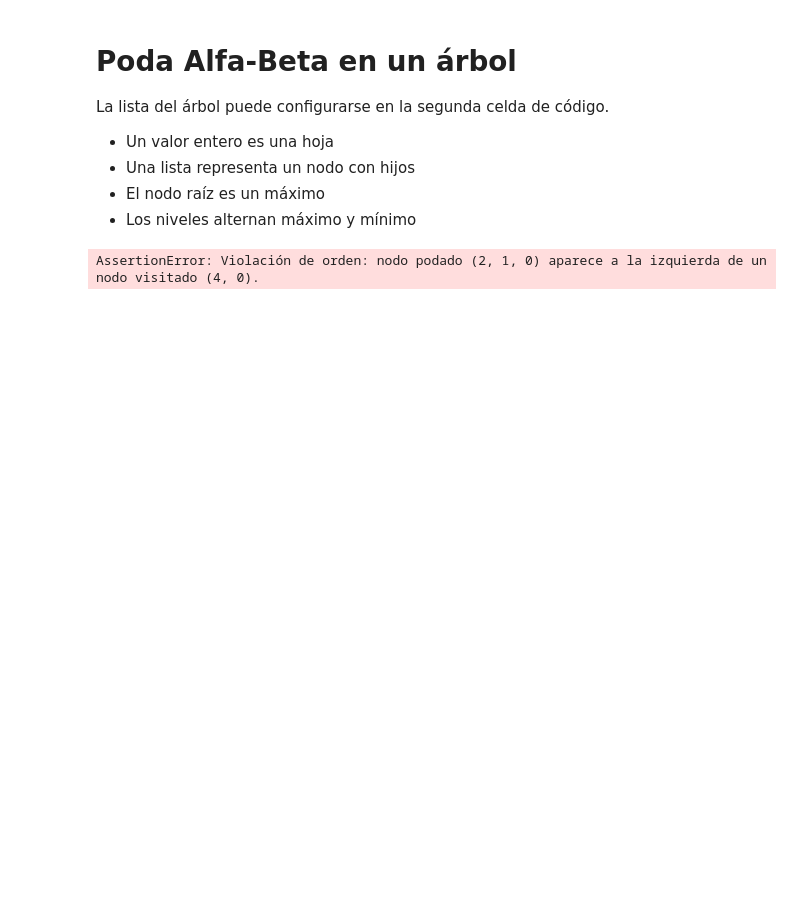
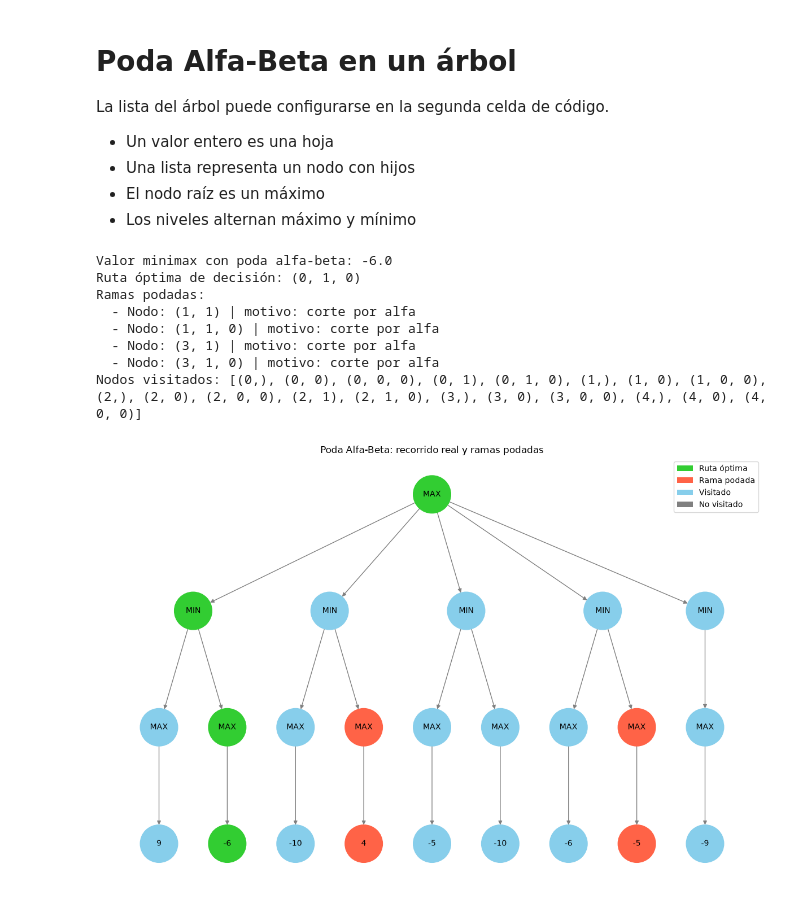
Before and after one commit to mfromero28/Taller-2_Poda_alfa_beta, a Jupyter notebook: taller2.ipynb, the cells around one changed output. Saved outputs shown, nothing was run; the diff lists cells and outputs as text; code cells hidden in the pictures; blank space fills up the shorter version.

```diff
--- a/taller2.ipynb
+++ b/taller2.ipynb
@@ -43,7 +43,7 @@ def generate_random_list_tree(levels, leaf_nodes, min_value=-10, max_value=10, s
 #tree = [[5, 2, -5], [-6, -4], [6, -3, 1]]
 
 #TREE_SEED = None
-tree = generate_random_list_tree(levels=4, leaf_nodes=8, min_value=-10, max_value=10, seed=None)
+tree = generate_random_list_tree(levels=3, leaf_nodes=9, min_value=-10, max_value=10, seed=None)
 # %%
 def is_leaf(node):
     return isinstance(node, (int, float))
@@ -296,33 +296,39 @@ def mostrar_resultado(tree):
 
     fig, ax = plt.subplots(figsize=(12, 8))
     labels = {node: G.nodes[node]['display_label'] for node in G.nodes()}
     nx.draw(
         G,
         pos,
         with_labels=True,
         labels=labels,
         node_color=colors,
         node_size=2300,
         edge_color='gray',
         font_size=10,
         ax=ax,
     )
 
     legend_handles = [
         Patch(facecolor='limegreen', label='Ruta óptima'),
         Patch(facecolor='tomato', label='Rama podada'),
         Patch(facecolor='skyblue', label='Visitado'),
         Patch(facecolor='gray', label='No visitado'),
     ]
     ax.legend(handles=legend_handles, loc='upper right')
     ax.set_title('Poda Alfa-Beta: recorrido real y ramas podadas')
     plt.tight_layout()
     plt.show()
 
     return valor, ruta_optima, ramas_podadas
 
-
-validate_alpha_beta(tree)
 valor, ruta, podadas = mostrar_resultado(tree)
 # %% [output]
-AssertionError: Violación de orden: nodo podado (2, 1, 0) aparece a la izquierda de un nodo visitado (4, 0).
+Valor minimax con poda alfa-beta: -6.0
+Ruta óptima de decisión: (0, 1, 0)
+Ramas podadas:
+  - Nodo: (1, 1) | motivo: corte por alfa
+  - Nodo: (1, 1, 0) | motivo: corte por alfa
+  - Nodo: (3, 1) | motivo: corte por alfa
+  - Nodo: (3, 1, 0) | motivo: corte por alfa
+Nodos visitados: [(0,), (0, 0), (0, 0, 0), (0, 1), (0, 1, 0), (1,), (1, 0), (1, 0, 0), (2,), (2, 0), (2, 0, 0), (2, 1), (2, 1, 0), (3,), (3, 0), (3, 0, 0), (4,), (4, 0), (4, 0, 0)]
+[figure, added]
```
